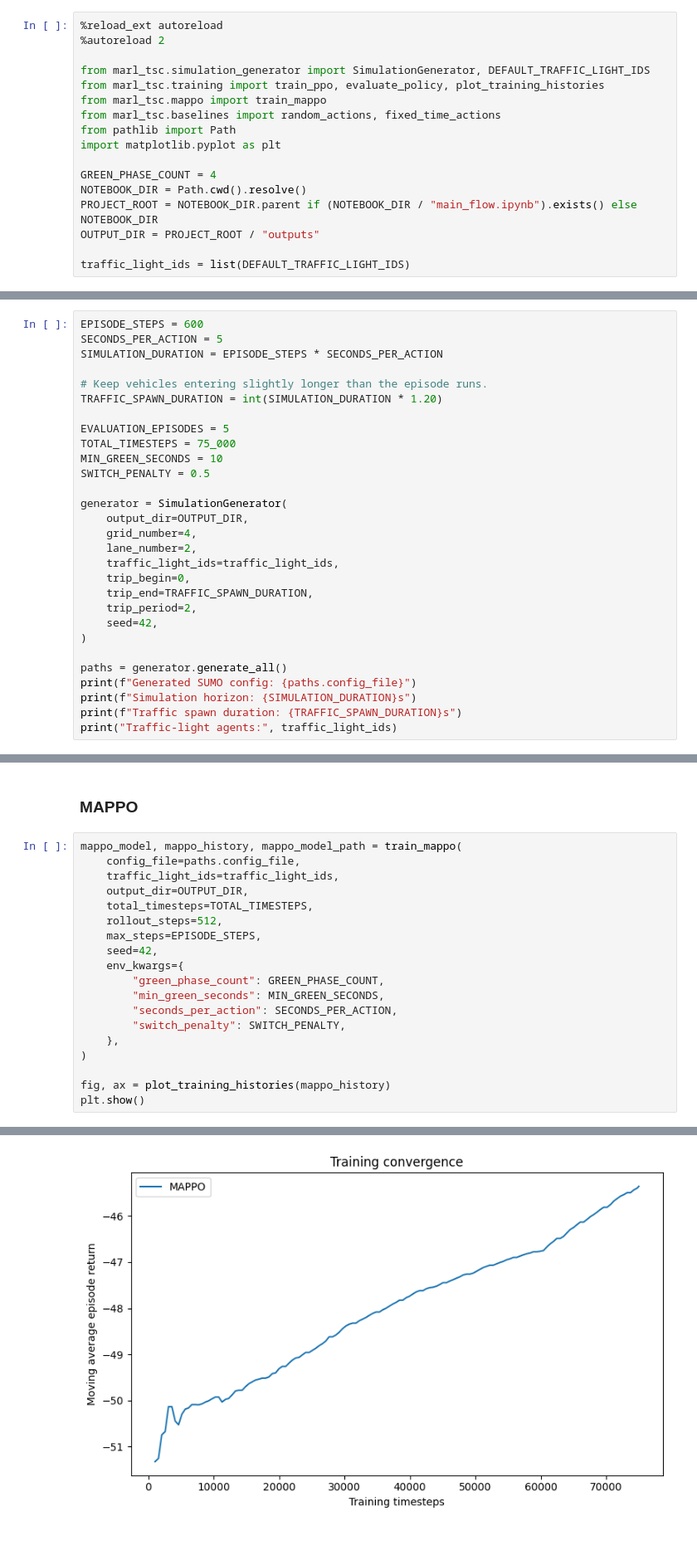
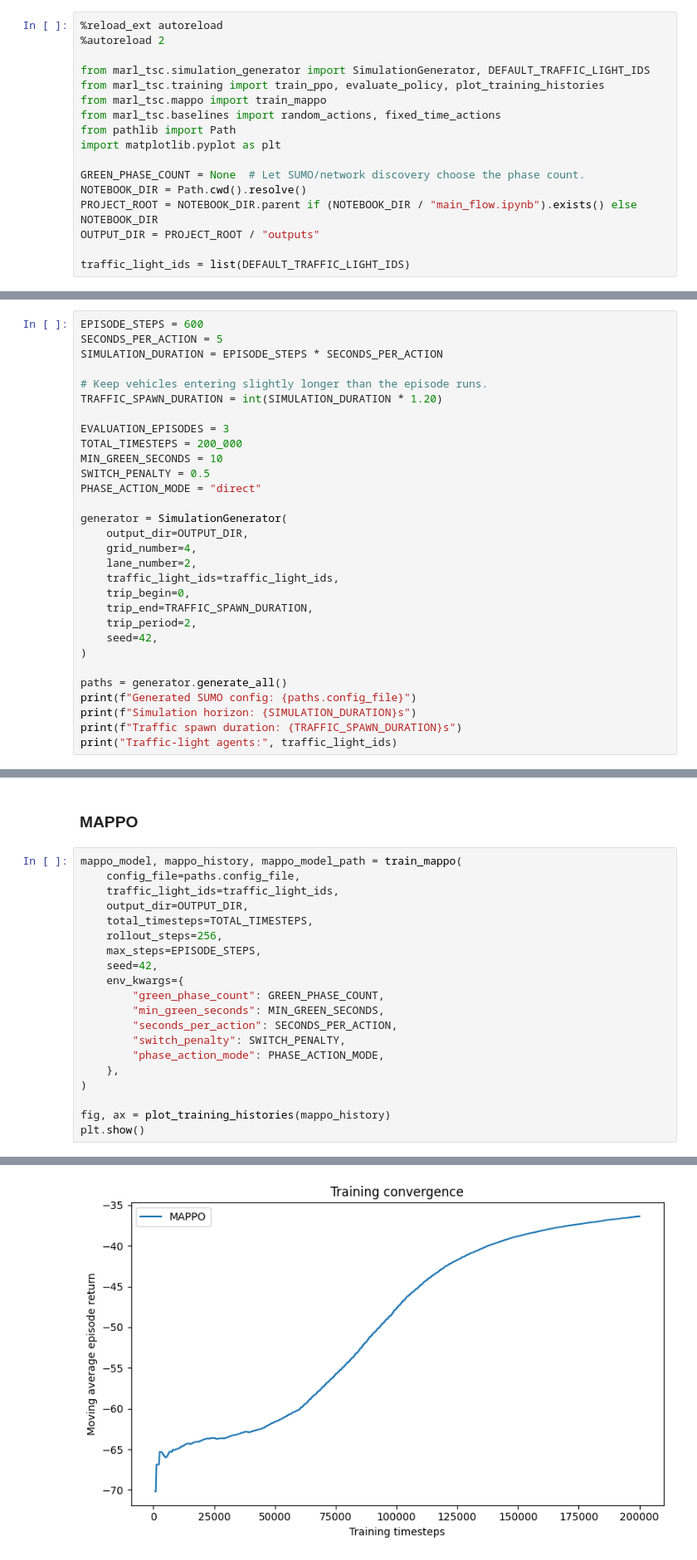
Before and after one commit to abergh18/marl-tsc, a Jupyter notebook: notebooks/main_flow.ipynb, the cells around one changed output, grey strips where cells are left out. Shown at 83% size. Cells and saved outputs as stored; diff of their text form; blank space fills up the shorter version.

```diff
--- a/notebooks/main_flow.ipynb
+++ b/notebooks/main_flow.ipynb
@@ -13,7 +13,7 @@ from marl_tsc.baselines import random_actions, fixed_time_actions
 from pathlib import Path
 import matplotlib.pyplot as plt
 
-GREEN_PHASE_COUNT = 4
+GREEN_PHASE_COUNT = None  # Let SUMO/network discovery choose the phase count.
 NOTEBOOK_DIR = Path.cwd().resolve()
 PROJECT_ROOT = NOTEBOOK_DIR.parent if (NOTEBOOK_DIR / "main_flow.ipynb").exists() else NOTEBOOK_DIR
 OUTPUT_DIR = PROJECT_ROOT / "outputs"
@@ -31,10 +31,11 @@ SIMULATION_DURATION = EPISODE_STEPS * SECONDS_PER_ACTION
 # Keep vehicles entering slightly longer than the episode runs.
 TRAFFIC_SPAWN_DURATION = int(SIMULATION_DURATION * 1.20)
 
-EVALUATION_EPISODES = 5
-TOTAL_TIMESTEPS = 75_000
+EVALUATION_EPISODES = 3
+TOTAL_TIMESTEPS = 200_000
 MIN_GREEN_SECONDS = 10
 SWITCH_PENALTY = 0.5
+PHASE_ACTION_MODE = "direct"
 
 generator = SimulationGenerator(
     output_dir=OUTPUT_DIR,
@@ -107,7 +110,7 @@ mappo_model, mappo_history, mappo_model_path = train_mappo(
     traffic_light_ids=traffic_light_ids,
     output_dir=OUTPUT_DIR,
     total_timesteps=TOTAL_TIMESTEPS,
-    rollout_steps=512,
+    rollout_steps=256,
     max_steps=EPISODE_STEPS,
     seed=42,
     env_kwargs={
@@ -115,6 +118,7 @@ mappo_model, mappo_history, mappo_model_path = train_mappo(
         "min_green_seconds": MIN_GREEN_SECONDS,
         "seconds_per_action": SECONDS_PER_ACTION,
         "switch_penalty": SWITCH_PENALTY,
+        "phase_action_mode": PHASE_ACTION_MODE,
     },
 )
 
@@ -141,4 +145,4 @@ plt.show()
-[figure, old version]
+[figure, new version]
 # %% [markdown]
 ## Evaluate policies
 
```
Also changed, not shown: parts of 8 cells of this notebook, 5 other files.
